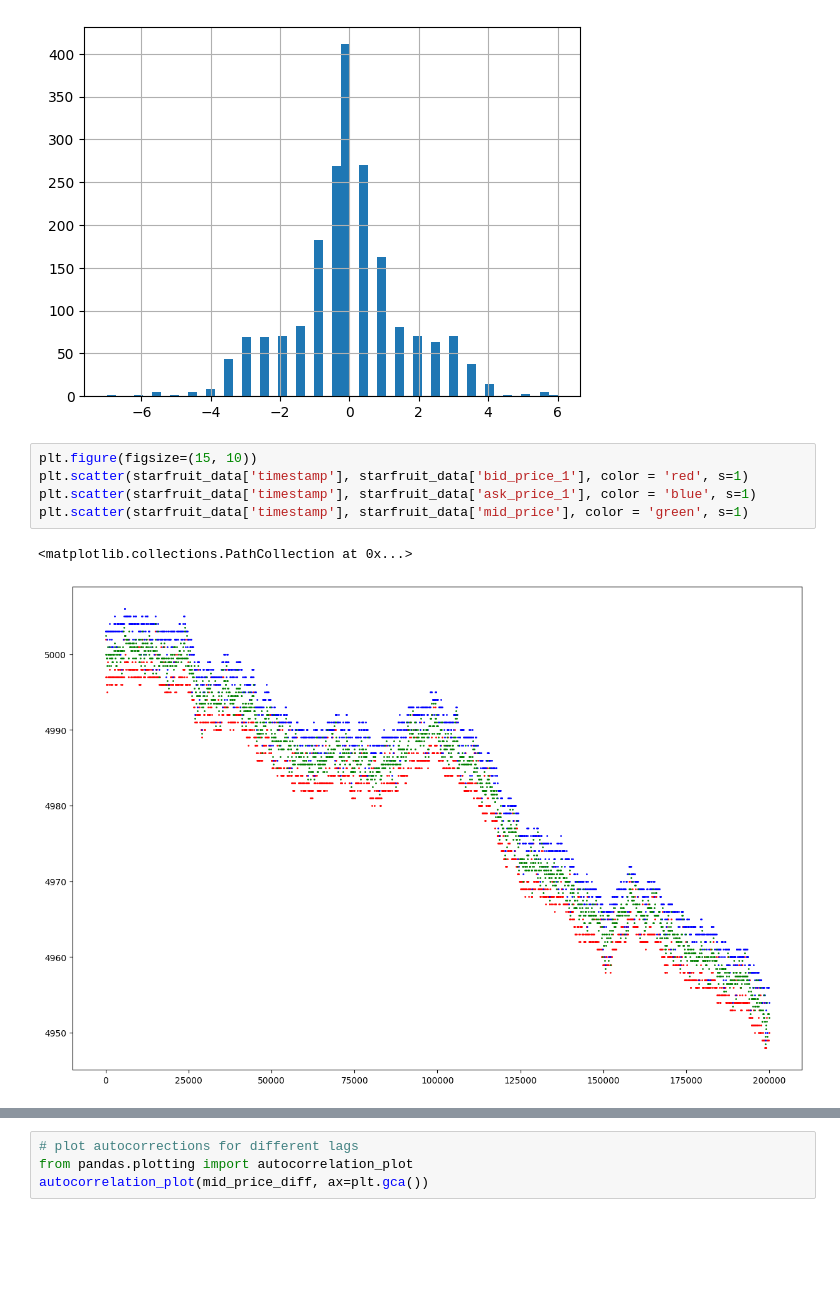
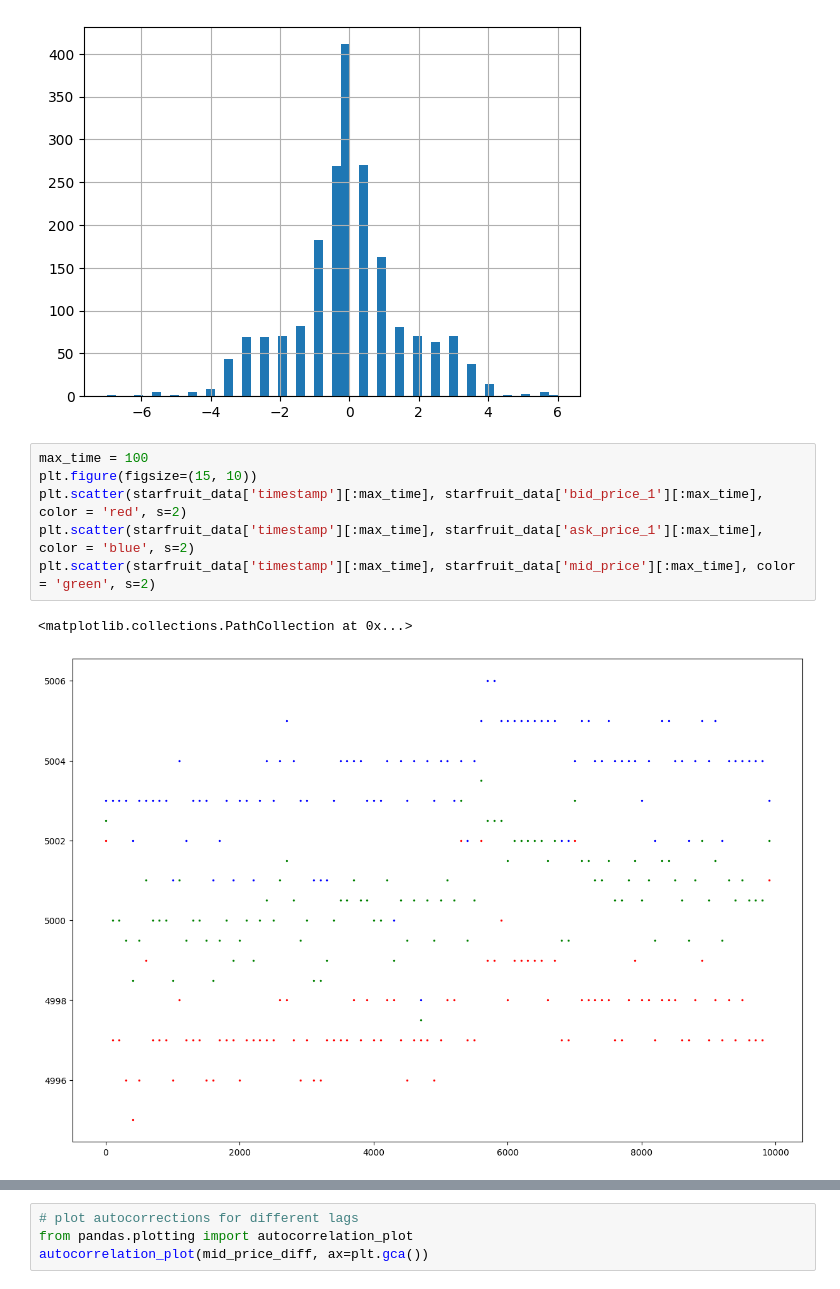
Before and after one commit to JohnBohnam/Mamonandia, a Jupyter notebook: data_analisys.ipynb, the cells around one changed output, grey strips where cells are left out. Saved outputs shown, nothing was run; the diff lists cells and outputs as text; blank space fills up the shorter version.

```diff
--- a/data_analisys.ipynb
+++ b/data_analisys.ipynb
@@ -39,10 +39,11 @@ mid_price_diff.mean()
 -0.02525
 [figure]
 # %%
+max_time = 100
 plt.figure(figsize=(15, 10))
-plt.scatter(starfruit_data['timestamp'], starfruit_data['bid_price_1'], color = 'red', s=1)
-plt.scatter(starfruit_data['timestamp'], starfruit_data['ask_price_1'], color = 'blue', s=1)
-plt.scatter(starfruit_data['timestamp'], starfruit_data['mid_price'], color = 'green', s=1)
+plt.scatter(starfruit_data['timestamp'][:max_time], starfruit_data['bid_price_1'][:max_time], color = 'red', s=2)
+plt.scatter(starfruit_data['timestamp'][:max_time], starfruit_data['ask_price_1'][:max_time], color = 'blue', s=2)
+plt.scatter(starfruit_data['timestamp'][:max_time], starfruit_data['mid_price'][:max_time], color = 'green', s=2)
 # %% [output]
 <matplotlib.collections.PathCollection at 0x...>
-[figure, old version]
+[figure, new version]
```
Also changed, not shown: parts of 11 cells of this notebook.
